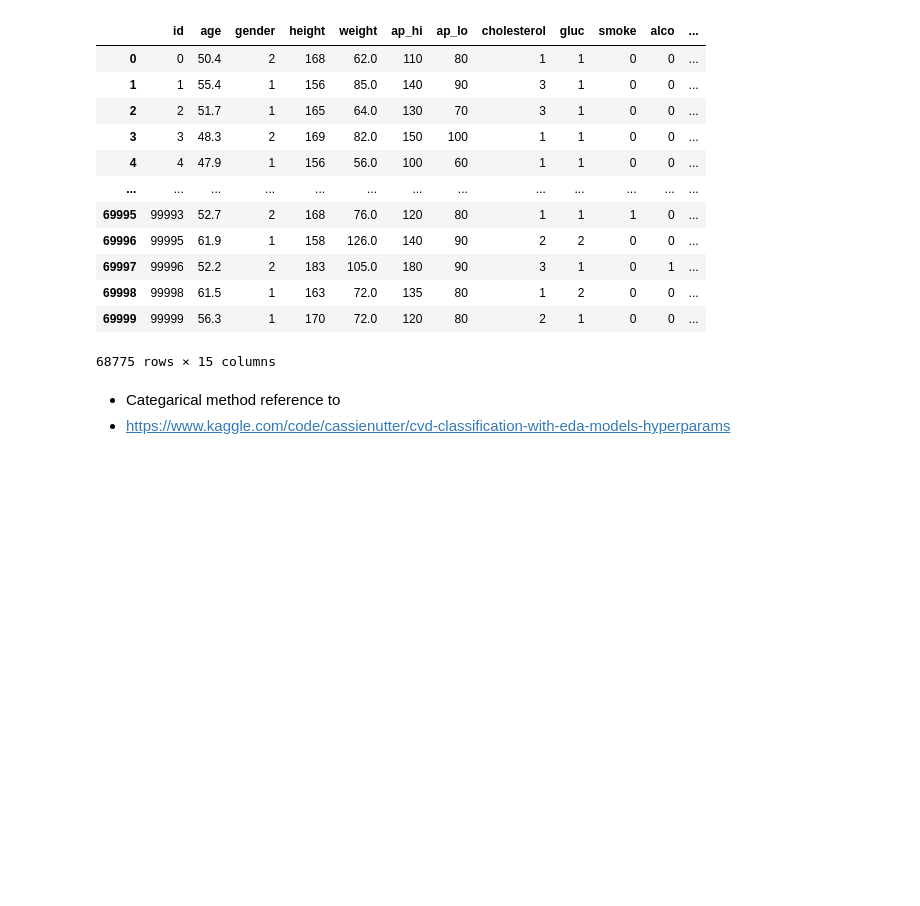
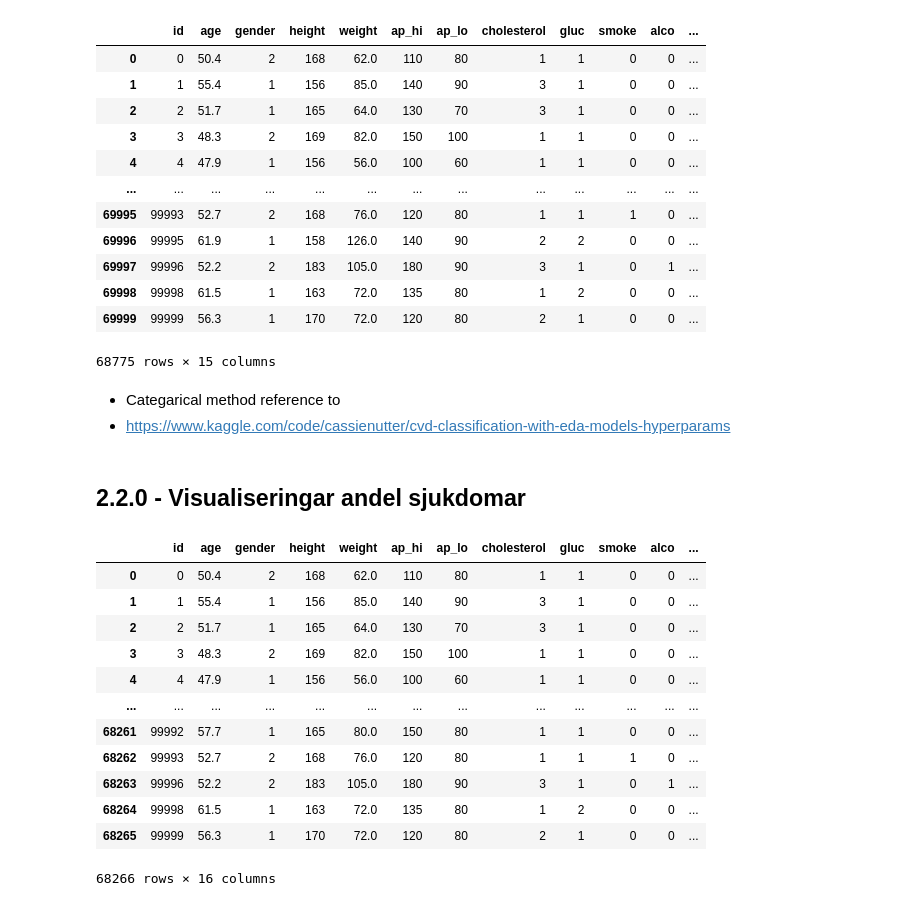
Before and after one commit to cooperhankun/Maskininlarning, a Jupyter notebook: Lab/Lab_2/Lab_2.ipynb, the cells around one changed output. Cells and saved outputs as stored; diff of their text form; code cells hidden in the pictures; blank space fills up the shorter version.

```diff
--- a/Lab/Lab_2/Lab_2.ipynb
+++ b/Lab/Lab_2/Lab_2.ipynb
@@ -289,3 +289,23 @@ See the caveats in the documentation: https://pandas.pydata.org/pandas-docs/stab
 # %% [markdown]
 -  Categarical method reference to
 - https://www.kaggle.com/code/cassienutter/cvd-classification-with-eda-models-hyperparams
+# %% [markdown]
+## 2.2.0 - Visualiseringar andel sjukdomar
+# %%
+# merge two dataframe (with HTN_stage and BIM_categories) to one
+cardio_train_new = pd.merge(cardio_train_BMI, cardio_train_BP)
+cardio_train_new
+# %% [output]
+|  | id | age | gender | height | weight | ap_hi | ap_lo | cholesterol | gluc | smoke | alco | ... |
+| 0 | 0 | 50.4 | 2 | 168 | 62.0 | 110 | 80 | 1 | 1 | 0 | 0 | ... |
+| 1 | 1 | 55.4 | 1 | 156 | 85.0 | 140 | 90 | 3 | 1 | 0 | 0 | ... |
+| 2 | 2 | 51.7 | 1 | 165 | 64.0 | 130 | 70 | 3 | 1 | 0 | 0 | ... |
+| 3 | 3 | 48.3 | 2 | 169 | 82.0 | 150 | 100 | 1 | 1 | 0 | 0 | ... |
+| 4 | 4 | 47.9 | 1 | 156 | 56.0 | 100 | 60 | 1 | 1 | 0 | 0 | ... |
+| ... | ... | ... | ... | ... | ... | ... | ... | ... | ... | ... | ... | ... |
+| 68261 | 99992 | 57.7 | 1 | 165 | 80.0 | 150 | 80 | 1 | 1 | 0 | 0 | ... |
+| 68262 | 99993 | 52.7 | 2 | 168 | 76.0 | 120 | 80 | 1 | 1 | 1 | 0 | ... |
+| 68263 | 99996 | 52.2 | 2 | 183 | 105.0 | 180 | 90 | 3 | 1 | 0 | 1 | ... |
+| 68264 | 99998 | 61.5 | 1 | 163 | 72.0 | 135 | 80 | 1 | 2 | 0 | 0 | ... |
+| 68265 | 99999 | 56.3 | 1 | 170 | 72.0 | 120 | 80 | 2 | 1 | 0 | 0 | ... |
+68266 rows × 16 columns
```
Also changed, not shown: parts of 6 cells of this notebook.
